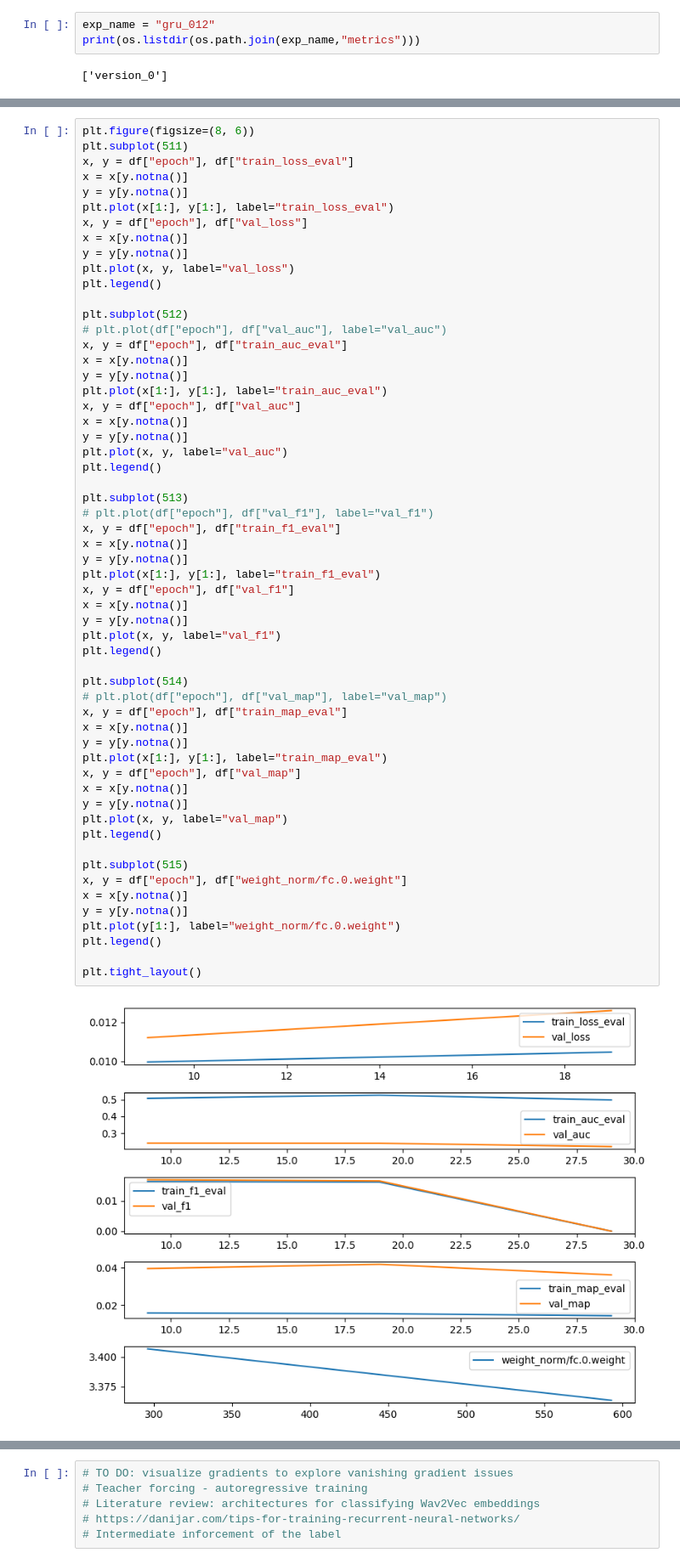
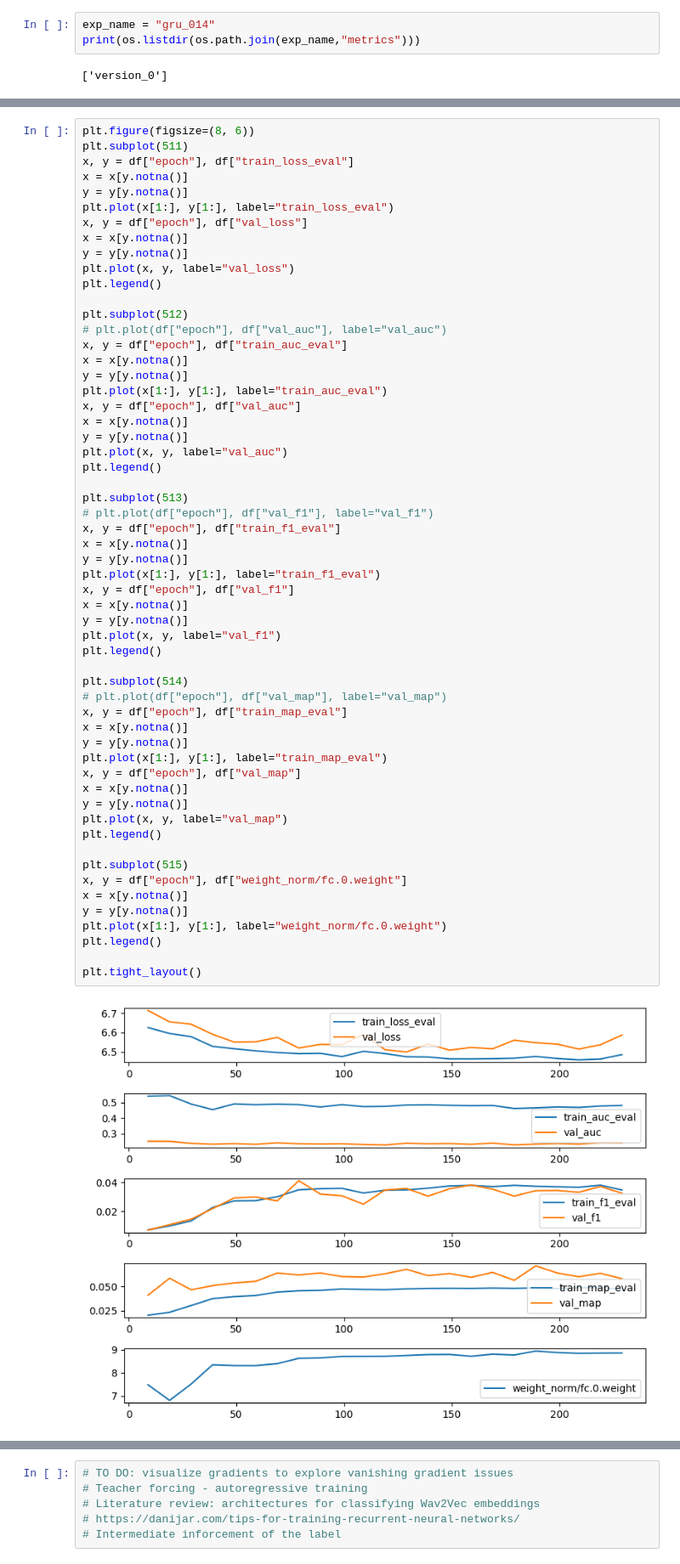
Before and after one commit to JoseFRuiz/audio-classification, a Jupyter notebook: performance.ipynb, the cells around one changed output, grey strips where cells are left out. Shown at 85% size. Drawn from its saved outputs; the diff is of its cells as text.

```diff
--- a/performance.ipynb
+++ b/performance.ipynb
@@ -7,7 +7,7 @@ import os
 import pandas as pd
 import matplotlib.pyplot as plt
 # %%
-exp_name = "gru_012"
+exp_name = "gru_014"
 print(os.listdir(os.path.join(exp_name,"metrics")))
 # %% [output]
 ['version_0']
@@ -52,32 +52,32 @@ plt.subplot(513)
 x, y = df["epoch"], df["train_f1_eval"]
 x = x[y.notna()]
 y = y[y.notna()]
 plt.plot(x[1:], y[1:], label="train_f1_eval")
 x, y = df["epoch"], df["val_f1"]
 x = x[y.notna()]
 y = y[y.notna()]
 plt.plot(x, y, label="val_f1")
 plt.legend()
 
 plt.subplot(514)
 # plt.plot(df["epoch"], df["val_map"], label="val_map")
 x, y = df["epoch"], df["train_map_eval"]
 x = x[y.notna()]
 y = y[y.notna()]
 plt.plot(x[1:], y[1:], label="train_map_eval")
 x, y = df["epoch"], df["val_map"]
 x = x[y.notna()]
 y = y[y.notna()]
 plt.plot(x, y, label="val_map")
 plt.legend()
 
 plt.subplot(515)
 x, y = df["epoch"], df["weight_norm/fc.0.weight"]
 x = x[y.notna()]
 y = y[y.notna()]
-plt.plot(y[1:], label="weight_norm/fc.0.weight")
+plt.plot(x[1:], y[1:], label="weight_norm/fc.0.weight")
 plt.legend()
 
 plt.tight_layout()
 # %% [output]
-[figure, old version]
+[figure, new version]
```
Also changed, not shown: parts of 3 cells of this notebook, 1 other file.
